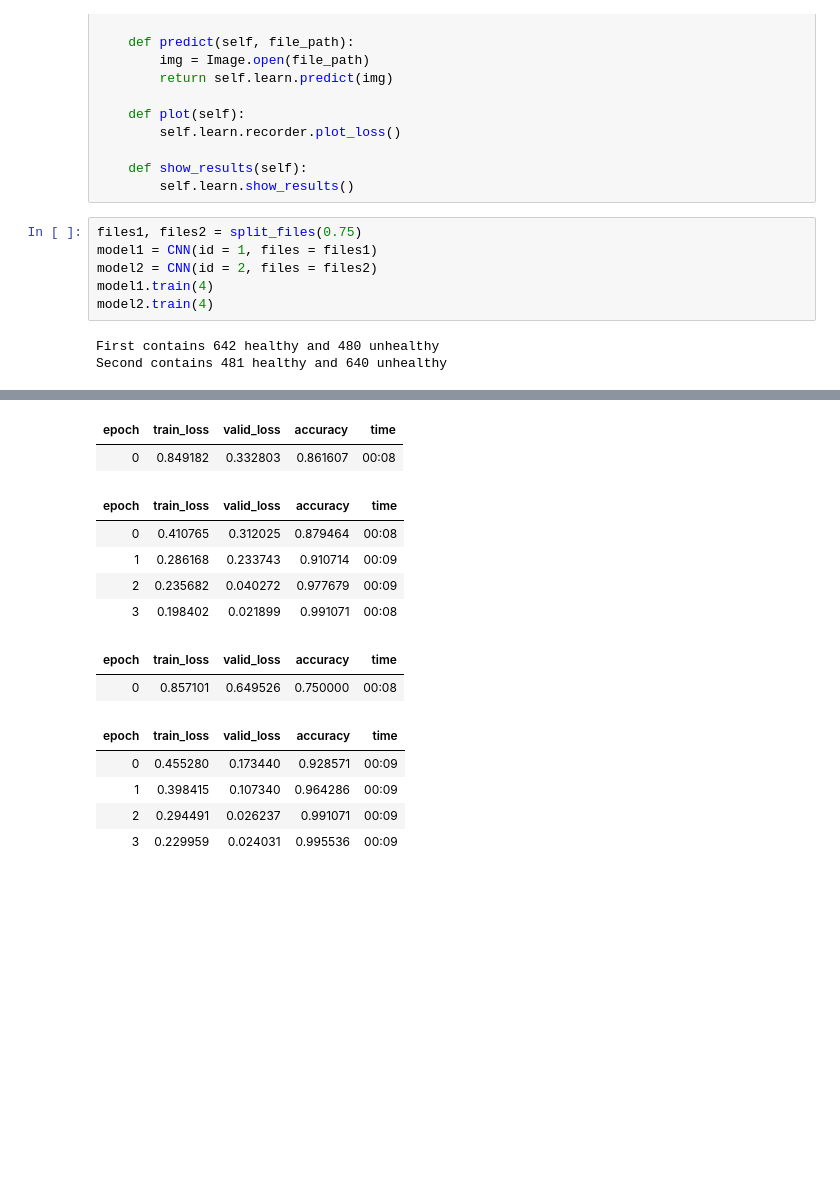
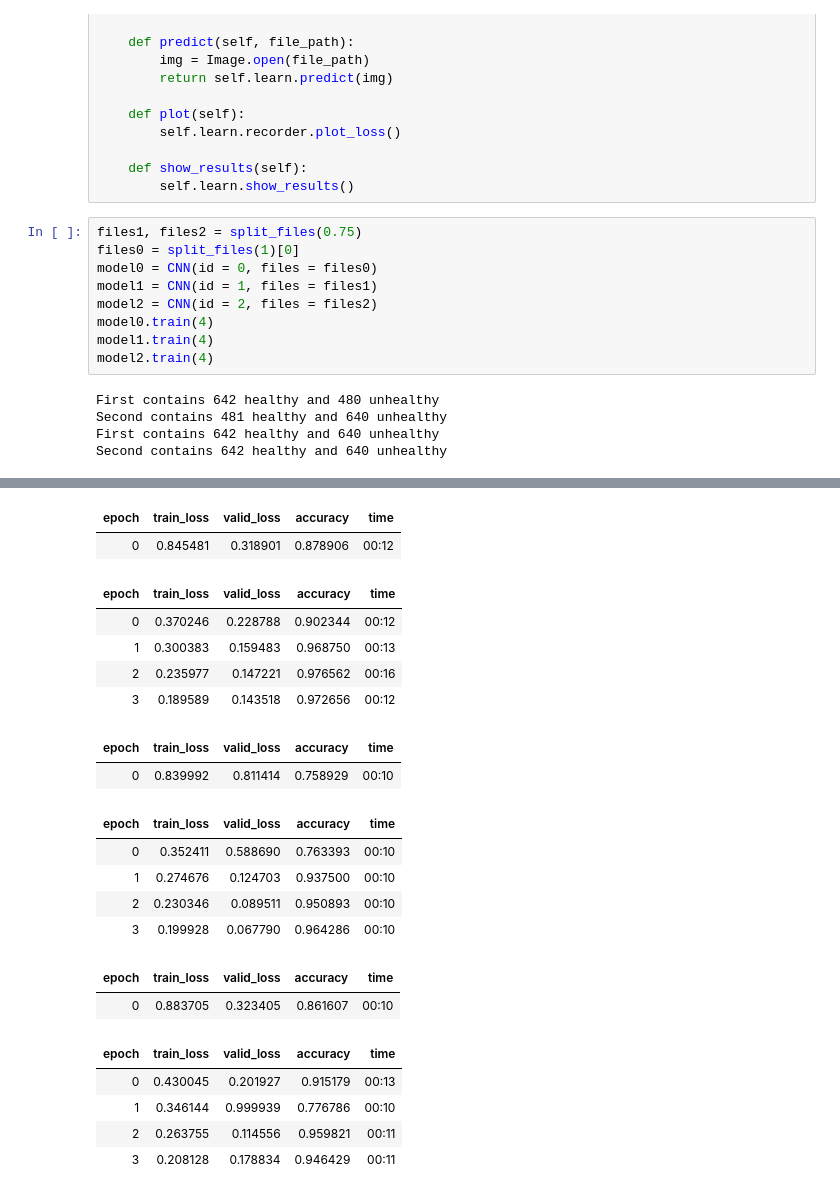
Before and after one commit to KevivJaknap/BreastCancerPrediction, a Jupyter notebook: trial4.ipynb, the cells around one changed output, grey strips where cells are left out. Drawn from its saved outputs; the diff is of its cells as text; blank space fills up the shorter version.

```diff
--- a/trial4.ipynb
+++ b/trial4.ipynb
@@ -81,10 +85,15 @@ class CNN:
         self.learn.show_results()
 # %%
 files1, files2 = split_files(0.75)
+files0 = split_files(1)[0]
+model0 = CNN(id = 0, files = files0)
 model1 = CNN(id = 1, files = files1)
 model2 = CNN(id = 2, files = files2)
+model0.train(4)
 model1.train(4)
 model2.train(4)
 # %% [output]
 First contains 642 healthy and 480 unhealthy
 Second contains 481 healthy and 640 unhealthy
+First contains 642 healthy and 640 unhealthy
+Second contains 642 healthy and 640 unhealthy
@@ -91,15 +101,22 @@ Second contains 481 healthy and 640 unhealthy
 | epoch | train_loss | valid_loss | accuracy | time |
-| 0 | 0.849182 | 0.332803 | 0.861607 | 00:08 |
+| 0 | 0.845481 | 0.318901 | 0.878906 | 00:12 |
 | epoch | train_loss | valid_loss | accuracy | time |
-| 0 | 0.410765 | 0.312025 | 0.879464 | 00:08 |
-| 1 | 0.286168 | 0.233743 | 0.910714 | 00:09 |
-| 2 | 0.235682 | 0.040272 | 0.977679 | 00:09 |
-| 3 | 0.198402 | 0.021899 | 0.991071 | 00:08 |
+| 0 | 0.370246 | 0.228788 | 0.902344 | 00:12 |
+| 1 | 0.300383 | 0.159483 | 0.968750 | 00:13 |
+| 2 | 0.235977 | 0.147221 | 0.976562 | 00:16 |
+| 3 | 0.189589 | 0.143518 | 0.972656 | 00:12 |
 | epoch | train_loss | valid_loss | accuracy | time |
-| 0 | 0.857101 | 0.649526 | 0.750000 | 00:08 |
+| 0 | 0.839992 | 0.811414 | 0.758929 | 00:10 |
 | epoch | train_loss | valid_loss | accuracy | time |
-| 0 | 0.455280 | 0.173440 | 0.928571 | 00:09 |
-| 1 | 0.398415 | 0.107340 | 0.964286 | 00:09 |
-| 2 | 0.294491 | 0.026237 | 0.991071 | 00:09 |
-| 3 | 0.229959 | 0.024031 | 0.995536 | 00:09 |
+| 0 | 0.352411 | 0.588690 | 0.763393 | 00:10 |
+| 1 | 0.274676 | 0.124703 | 0.937500 | 00:10 |
+| 2 | 0.230346 | 0.089511 | 0.950893 | 00:10 |
+| 3 | 0.199928 | 0.067790 | 0.964286 | 00:10 |
+| epoch | train_loss | valid_loss | accuracy | time |
+| 0 | 0.883705 | 0.323405 | 0.861607 | 00:10 |
+| epoch | train_loss | valid_loss | accuracy | time |
+| 0 | 0.430045 | 0.201927 | 0.915179 | 00:13 |
+| 1 | 0.346144 | 0.999939 | 0.776786 | 00:10 |
+| 2 | 0.263755 | 0.114556 | 0.959821 | 00:11 |
+| 3 | 0.208128 | 0.178834 | 0.946429 | 00:11 |
 # %%
```
Also changed, not shown: parts of 10 cells of this notebook.
